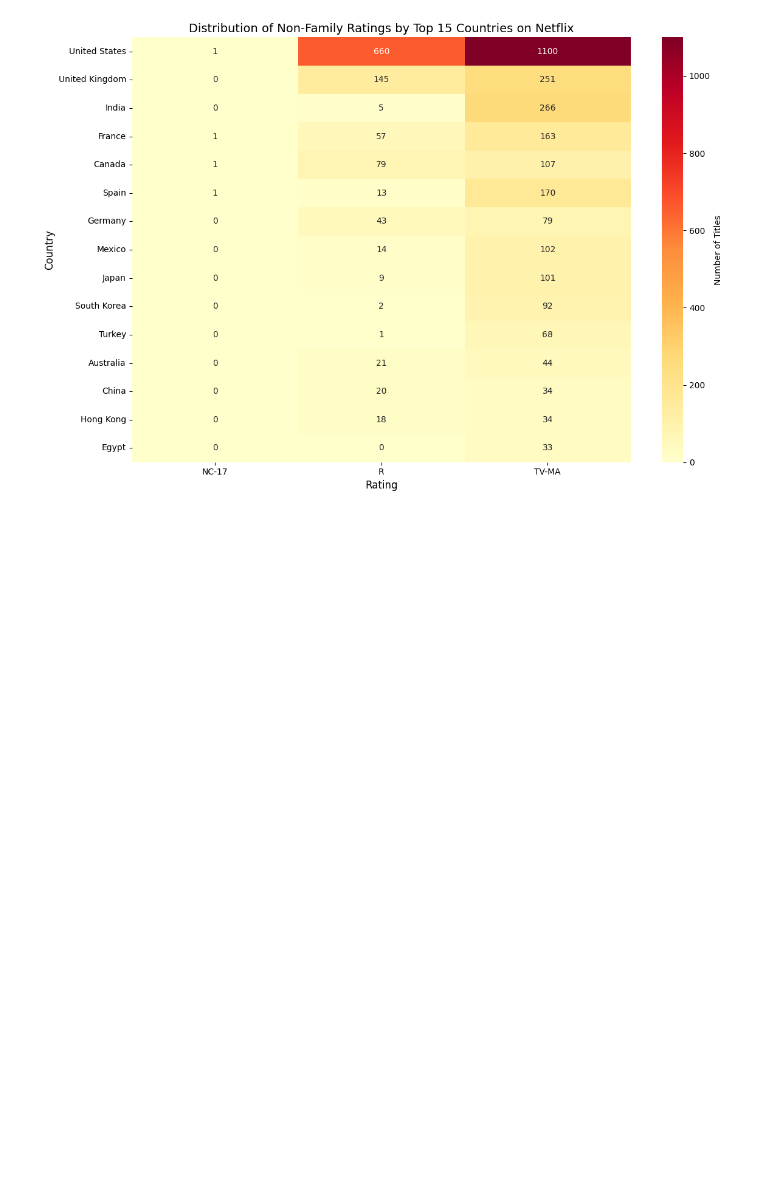
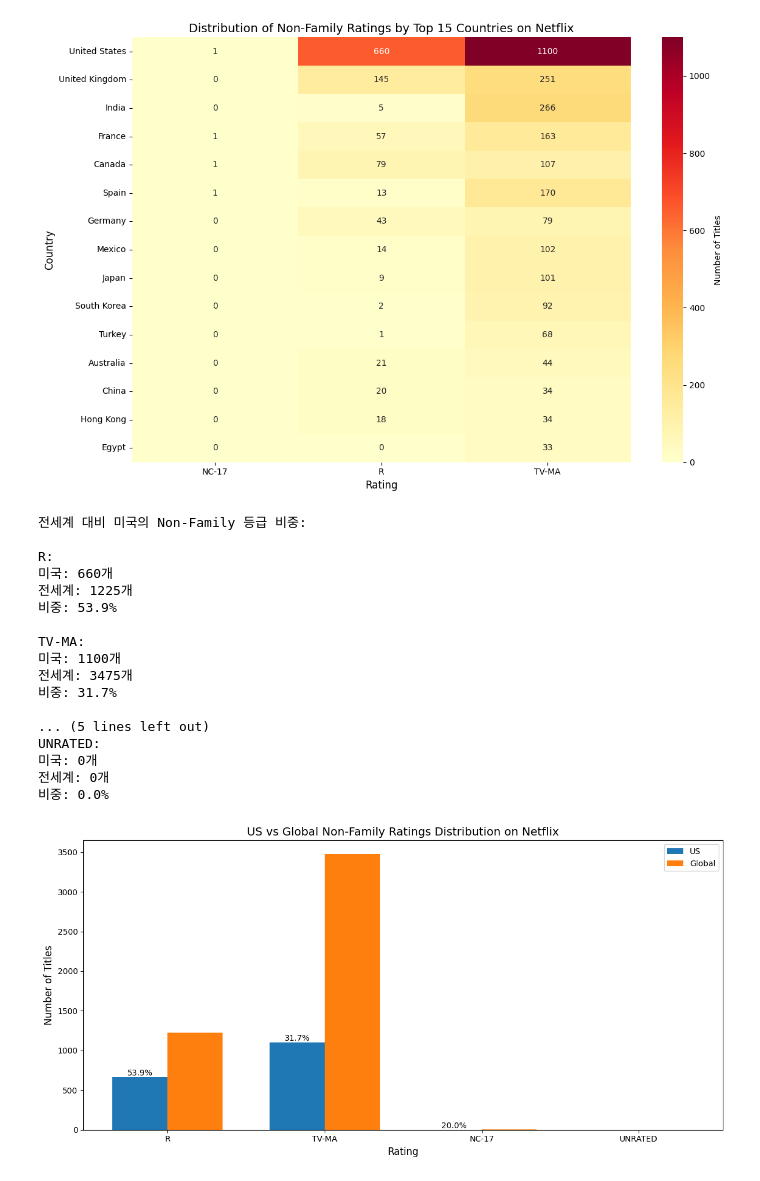
Before and after one commit to seungboAn/DATAthon, a Jupyter notebook: 김대환/joshworkspace.ipynb, the cells around one changed output. Drawn from its saved outputs; the diff is of its cells as text; code cells hidden in the pictures; blank space fills up the shorter version.

```diff
--- a/김대환/joshworkspace.ipynb
+++ b/김대환/joshworkspace.ipynb
@@ -577,3 +577,77 @@ plt.tight_layout()
 plt.show()
 # %% [output]
 [figure]
+# %%
+# 전세계 대비 미국의 non-family 등급 비중 분석
+import numpy as np
+import seaborn as sns
+
+# 데이터 전처리
+country_rating_split = netflix_data.dropna(subset=['country', 'rating']).copy()
+country_rating_split = country_rating_split.assign(
+    country=country_rating_split['country'].str.split(', ')
+).explode('country')
+
+# Non-family 관련 rating 목록
+non_family_ratings = ['R', 'TV-MA', 'NC-17', 'UNRATED']
+
+# 전세계 non-family 등급 카운트
+global_non_family = country_rating_split[country_rating_split['rating'].isin(non_family_ratings)]['rating'].value_counts()
+
+# 미국 데이터의 non-family 등급 카운트
+us_data = country_rating_split[country_rating_split['country'] == 'United States']
+us_non_family = us_data[us_data['rating'].isin(non_family_ratings)]['rating'].value_counts()
+
+# 비율 계산
+us_global_ratio = (us_non_family / global_non_family * 100).round(1)
+
+# 결과 출력
+print("전세계 대비 미국의 Non-Family 등급 비중:")
+for rating in non_family_ratings:
+    print(f"\n{rating}:")
+    print(f"미국: {us_non_family.get(rating, 0)}개")
+    print(f"전세계: {global_non_family.get(rating, 0)}개")
+    print(f"비중: {us_global_ratio.get(rating, 0):.1f}%")
+
+# 시각화
+plt.figure(figsize=(12, 6))
+x = np.arange(len(non_family_ratings))
+width = 0.35
+
+plt.bar(x - width/2, [us_non_family.get(r, 0) for r in non_family_ratings], width, label='US')
+plt.bar(x + width/2, [global_non_family.get(r, 0) for r in non_family_ratings], width, label='Global')
+
+plt.title('US vs Global Non-Family Ratings Distribution on Netflix', fontsize=14)
+plt.xlabel('Rating', fontsize=12)
+plt.ylabel('Number of Titles', fontsize=12)
+plt.xticks(x, non_family_ratings)
+plt.legend()
+
+# 비율 표시
+for i, rating in enumerate(non_family_ratings):
+    if rating in us_non_family:
+        plt.text(i - width/2, us_non_family[rating],
+                f'{us_global_ratio[rating]:.1f}%',
+                ha='center', va='bottom')
+
+plt.tight_layout()
+plt.show()
+# %% [output]
+전세계 대비 미국의 Non-Family 등급 비중:
+
+R:
+미국: 660개
+전세계: 1225개
+비중: 53.9%
+
+TV-MA:
+미국: 1100개
+전세계: 3475개
+비중: 31.7%
+
+... (5 lines left out)
+UNRATED:
+미국: 0개
+전세계: 0개
+비중: 0.0%
+[figure, added]
```
